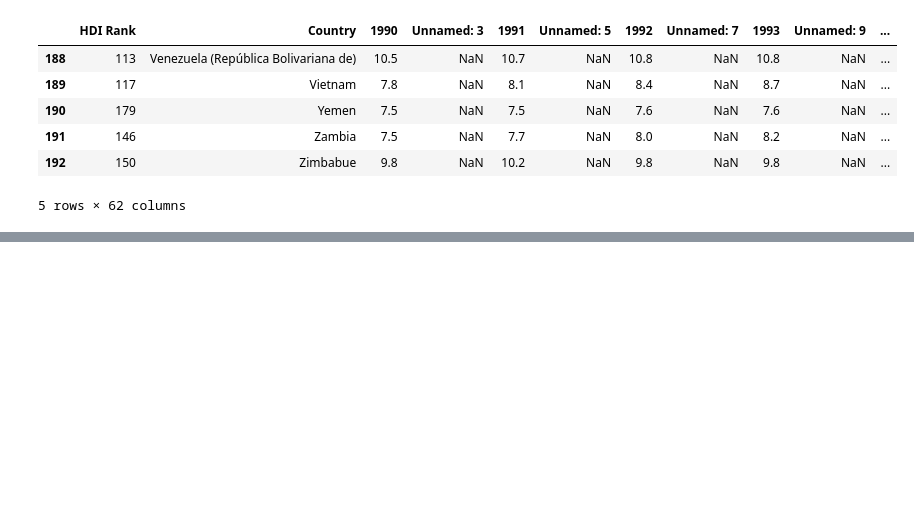
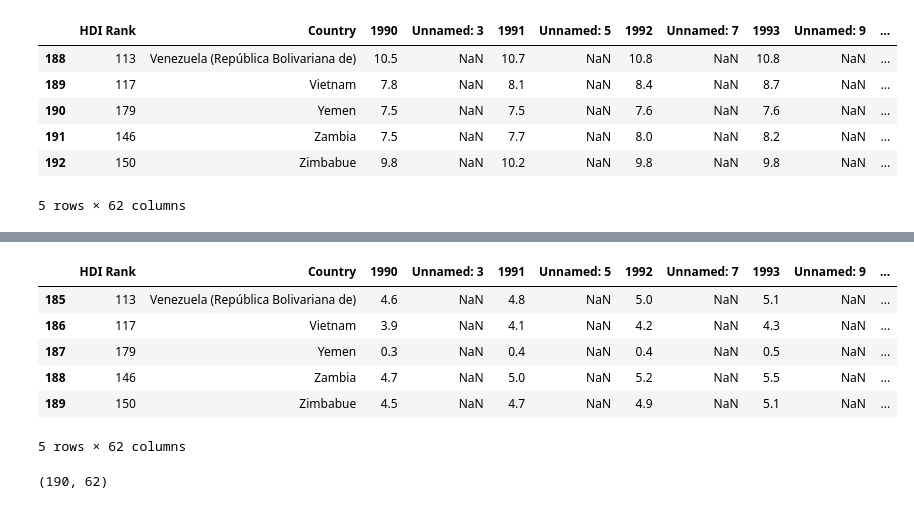
Before and after one commit to Team-17-Bedu/proyecto_python, a Jupyter notebook: Notebooks/Notebook_Indice_Educacion.ipynb, the cells around one changed output, grey strips where cells are left out. Drawn from its saved outputs; the diff is of its cells as text; code cells hidden in the pictures; blank space fills up the shorter version.

```diff
--- a/Notebooks/Notebook_Indice_Educacion.ipynb
+++ b/Notebooks/Notebook_Indice_Educacion.ipynb
@@ -32,0 +207,14 @@ df[df["2019"] == ".."]
+# %%
+promedio.tail()
+# %% [output]
+|  | HDI Rank | Country | 1990 | Unnamed: 3 | 1991 | Unnamed: 5 | 1992 | Unnamed: 7 | 1993 | Unnamed: 9 | ... |
+| 185 | 113 | Venezuela (República Bolivariana de) | 4.6 | NaN | 4.8 | NaN | 5.0 | NaN | 5.1 | NaN | ... |
+| 186 | 117 | Vietnam | 3.9 | NaN | 4.1 | NaN | 4.2 | NaN | 4.3 | NaN | ... |
+| 187 | 179 | Yemen | 0.3 | NaN | 0.4 | NaN | 0.4 | NaN | 0.5 | NaN | ... |
+| 188 | 146 | Zambia | 4.7 | NaN | 5.0 | NaN | 5.2 | NaN | 5.5 | NaN | ... |
+| 189 | 150 | Zimbabue | 4.5 | NaN | 4.7 | NaN | 4.9 | NaN | 5.1 | NaN | ... |
+5 rows × 62 columns
+# %%
+promedio.shape
+# %% [output]
+(190, 62)
```
Also changed, not shown: parts of 28 cells of this notebook.
